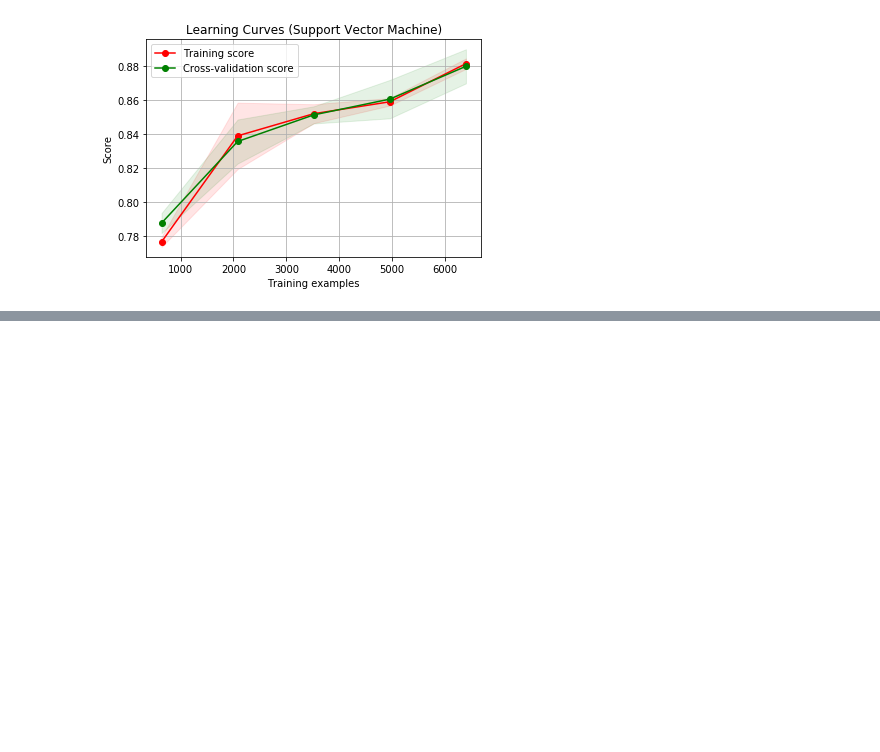
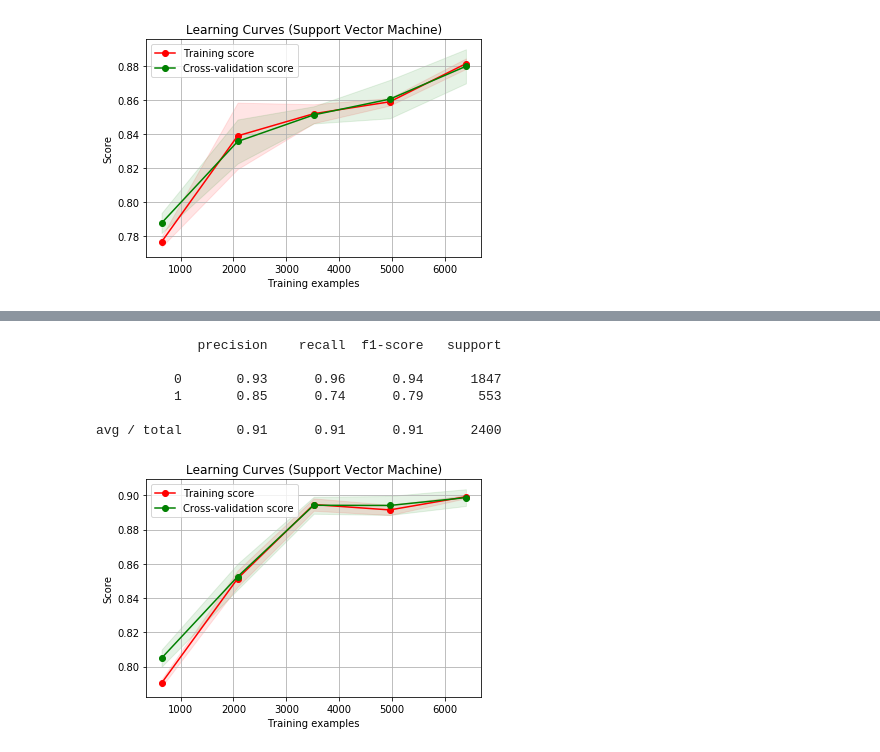
Before and after one commit to hhz-analytics-team/hr-competition, a Jupyter notebook: hr_competition_11_support_vector_machine.ipynb, the cells around one changed output, grey strips where cells are left out. Saved outputs shown, nothing was run; the diff lists cells and outputs as text; code cells hidden in the pictures; blank space fills up the shorter version.

```diff
--- a/hr_competition_11_support_vector_machine.ipynb
+++ b/hr_competition_11_support_vector_machine.ipynb
@@ -259,0 +262,13 @@ plt.show()
+# %%
+X = np.load(file='exchange/hr_06_X_wodeptsal.npy')
+X_train = np.load(file='exchange/hr_06_X_wodeptsal_train.npy')
+X_train_scaled = np.load(file='exchange/hr_06_X_wodeptsal_train_scaled.npy')
+X_test = np.load(file='exchange/hr_06_X_wodeptsal_test.npy')
+X_test_scaled = np.load(file='exchange/hr_06_X_wodeptsal_test_scaled.npy')
+y = np.load(file='exchange/hr_06_y_wodeptsal.npy')
+y_train = np.load(file='exchange/hr_06_y_wodeptsal_train.npy')
+y_test = np.load(file='exchange/hr_06_y_wodeptsal_test.npy')
+# %%
+svm = clf = svm.SVC()
+# %%
+svm.fit(X_train_scaled, y_train)
@@ -259,0 +313,16 @@ plt.show()
+# %%
+print(classification_report(y_test, predictions))
+# %% [output]
+             precision    recall  f1-score   support
+
+          0       0.93      0.96      0.94      1847
+          1       0.85      0.74      0.79       553
+
+avg / total       0.91      0.91      0.91      2400
+# %%
+title = 'Learning Curves (Support Vector Machine)'
+estimator = svm
+plot_learning_curve(estimator, title, X_train_scaled, y_train)
+plt.show()
+# %% [output]
+[figure, added]
```
Also changed, not shown: parts of 12 cells of this notebook.
